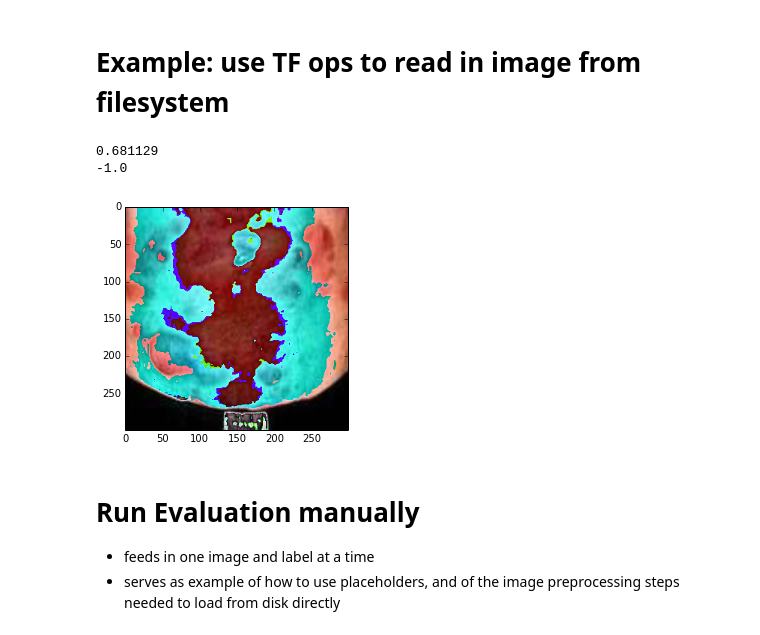
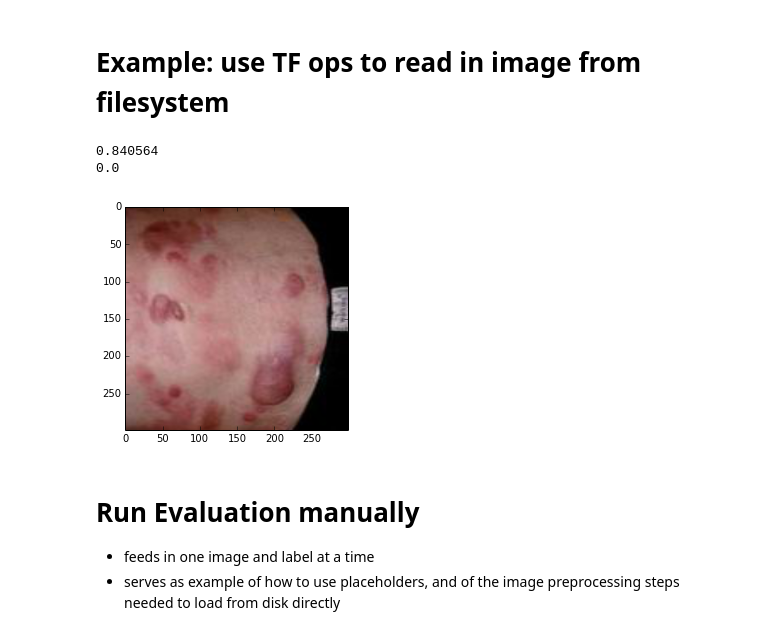
Before and after one commit to andreesteva/library, a Jupyter notebook: notebooks/Inference.ipynb, the cells around one changed output. Drawn from its saved outputs; the diff is of its cells as text; code cells hidden in the pictures.

```diff
--- a/notebooks/Inference.ipynb
+++ b/notebooks/Inference.ipynb
@@ -46,38 +46,48 @@ classnames
 # %%
 # Use tensorflow to read in an image from a filename
 filename = '/archive/esteva/skindata4/images/httpwwwpharmacyanddrugscomillnessessimagesmycosisfungoides1jpg.jpg'
+
+def rotate90(image):
+    """Adds ops to rotate image 90 degrees. Assumes 3D tensor"""
+    image = tf.image.flip_left_right(image)
+    image = tf.image.transpose_image(image)
+    return image
 
 def decode_filename():
     """Returns ops that convert a filename to a 4D tensor representing an image."""
     image_raw = tf.placeholder(dtype=tf.string)
     im = tf.image.decode_jpeg(image_raw, channels=3)
     im = tf.image.convert_image_dtype(im, dtype=tf.float32)
 
     im = tf.image.central_crop(im, central_fraction=0.875)
     im = tf.expand_dims(im, 0)
     im = tf.image.resize_bilinear(im, [299, 299], align_corners=False)
-    # im = tf.squeeze(im, [0])
 
-    im = tf.sub(im, 0.5)
-    im = tf.mul(im, 2.0)
+
+#     im = tf.sub(im, 0.5)
+#     im = tf.mul(im, 2.0)
+
+    im = tf.squeeze(im, [0])
+    im = rotate90(im)
+    im = tf.expand_dims(im, 0)
 
     return im, image_raw
 
 imdata = tf.gfile.FastGFile(filename, 'r').read()
 image, image_raw = decode_filename()
 mx = tf.reduce_max(image)
 mn = tf.reduce_min(image)
 
 with tf.Session() as sess:
     image, mx, mn = sess.run([image, mx, mn], feed_dict={image_raw : imdata})
 
 plt.imshow(image[0])
 print mx
 print mn
 # %% [output]
-0.681129
--1.0
+0.840564
+0.0
-[figure, old version]
+[figure, new version]
 # %% [markdown]
 # Run Evaluation manually
  - feeds in one image and label at a time
```
Also changed, not shown: 2 other files.
